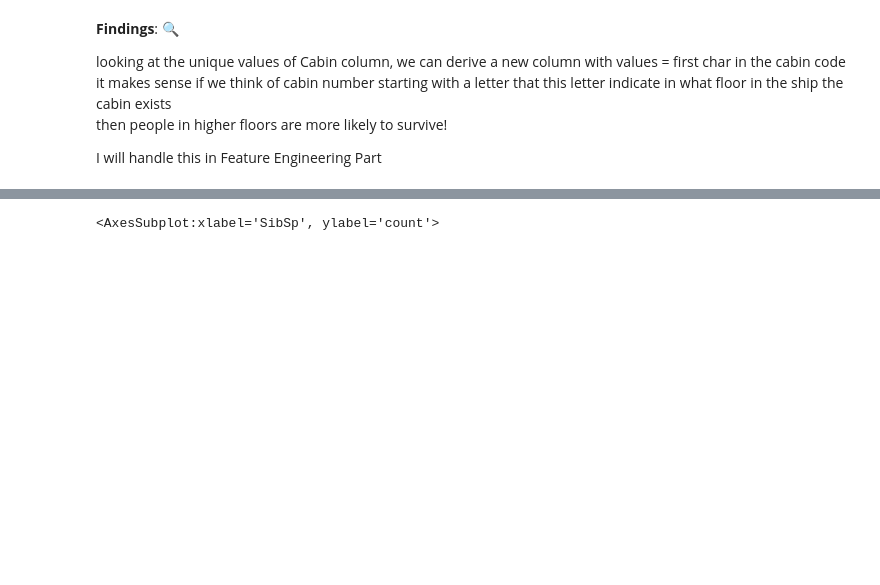
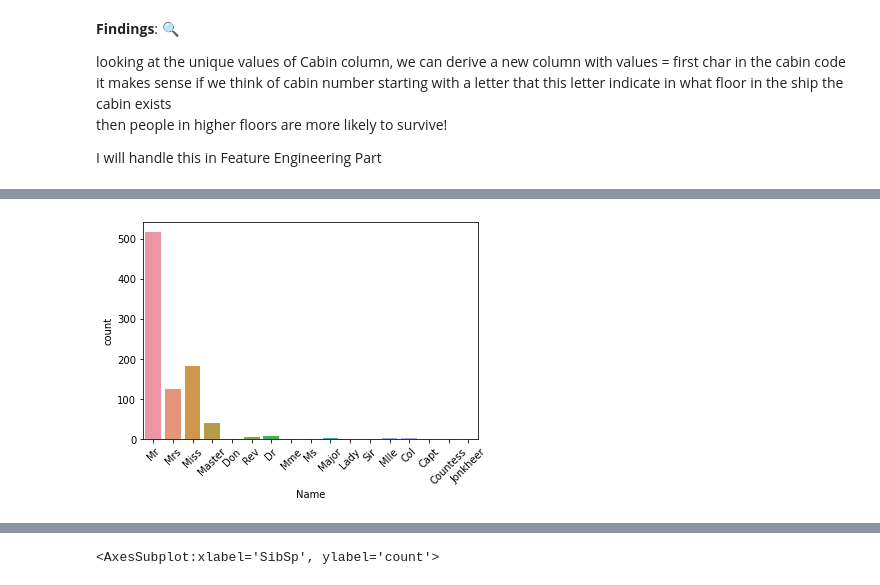
Before and after one commit to Passant-Abdelgalil/Titanic-Kaggle-Competition-, a Jupyter notebook: Titanic.ipynb, the cells around one changed output, grey strips where cells are left out. Drawn from its saved outputs; the diff is of its cells as text; code cells hidden in the pictures; blank space fills up the shorter version.

Commit message:
Name encoding with improved acc

```diff
--- a/Titanic.ipynb
+++ b/Titanic.ipynb
@@ -148,0 +190,3 @@ I will handle this in Feature Engineering Part
+# %%
+train_df['Name'] = train_df['Name'].str.extract(r'(\w+\.)')[0].str.replace(".", "")
+test_df['Name'] = test_df['Name'].str.extract(r'(\w+\.)')[0].str.replace(".", "")
@@ -148,0 +230,5 @@ I will handle this in Feature Engineering Part
+# %%
+sns.countplot(data = train_df, x = 'Name')
+plt.xticks(rotation = 45);
+# %% [output]
+[figure, added]
```
Also changed, not shown: parts of 24 cells of this notebook.
